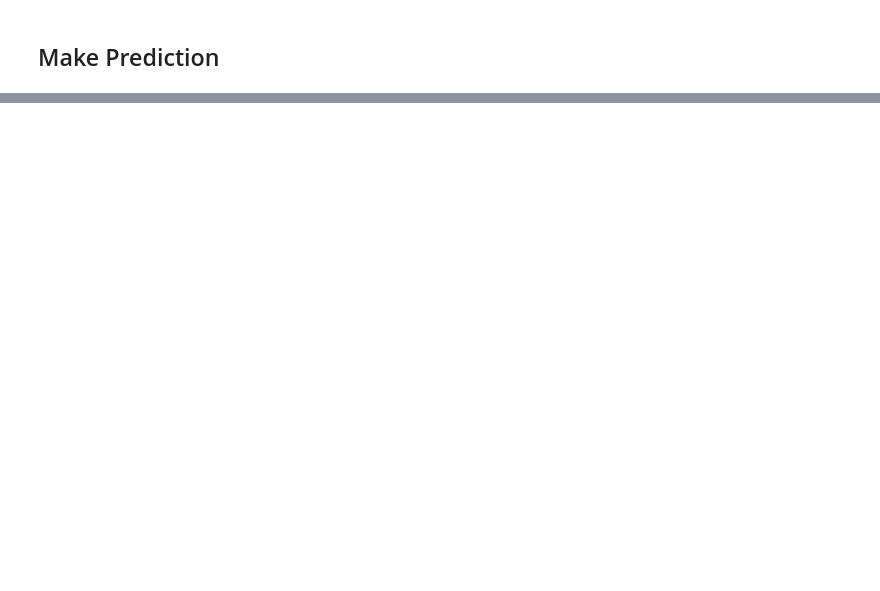
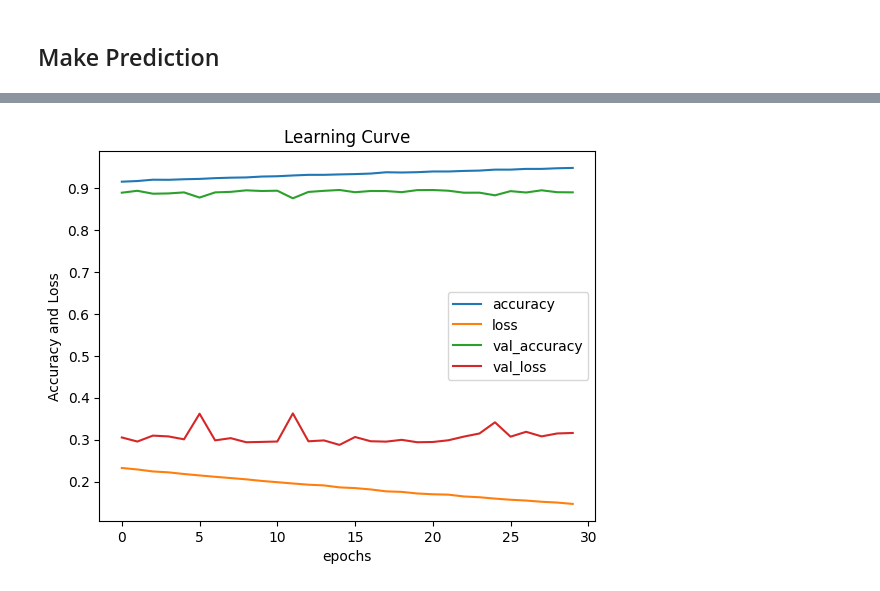
Before and after one commit to Bjoshua25/Fashion-Image-Classpification---ANN-project, a Jupyter notebook: fashion_MNIST_project.ipynb, the cells around one changed output, grey strips where cells are left out. Drawn from its saved outputs; the diff is of its cells as text; code cells hidden in the pictures; blank space fills up the shorter version.

```diff
--- a/fashion_MNIST_project.ipynb
+++ b/fashion_MNIST_project.ipynb
@@ -195,0 +493,7 @@ AttributeError: 'Sequential' object has no attribute 'predict_classes'
+# %%
+X1, y1, X2, y2 = fashion_mnist.load_keras_data()
+
+print(f"X1: {X1.shape}")
+print(f"y1: {y1.shape}")
+print(f"X2: {X2.shape}")
+print(f"y2: {y2.shape}")
@@ -195,0 +505,7 @@ AttributeError: 'Sequential' object has no attribute 'predict_classes'
+# %%
+X_train, y_train, X_val, y_val = fashion_mnist.preprocess(X1, y1, split= 0.2)
+
+print(f"X_train: {X_train.shape}")
+print(f"y_train: {y_train.shape}")
+print(f"X_val: {X_val.shape}")
+print(f"y_val: {y_val.shape}")
@@ -195,0 +517,4 @@ AttributeError: 'Sequential' object has no attribute 'predict_classes'
+# %%
+hhh = fashion_mnist.build_model()
+
+type(hhh)
@@ -195,0 +527,2 @@ AttributeError: 'Sequential' object has no attribute 'predict_classes'
+# %%
+history = fashion_mnist.train_model(X_train, y_train, X_val, y_val, hhh)
@@ -195,0 +547,4 @@ AttributeError: 'Sequential' object has no attribute 'predict_classes'
+# %%
+fashion_mnist.plot_learning_curve(history)
+# %% [output]
+[figure, added]
```
Also changed, not shown: parts of 43 cells of this notebook, 4 other files.
